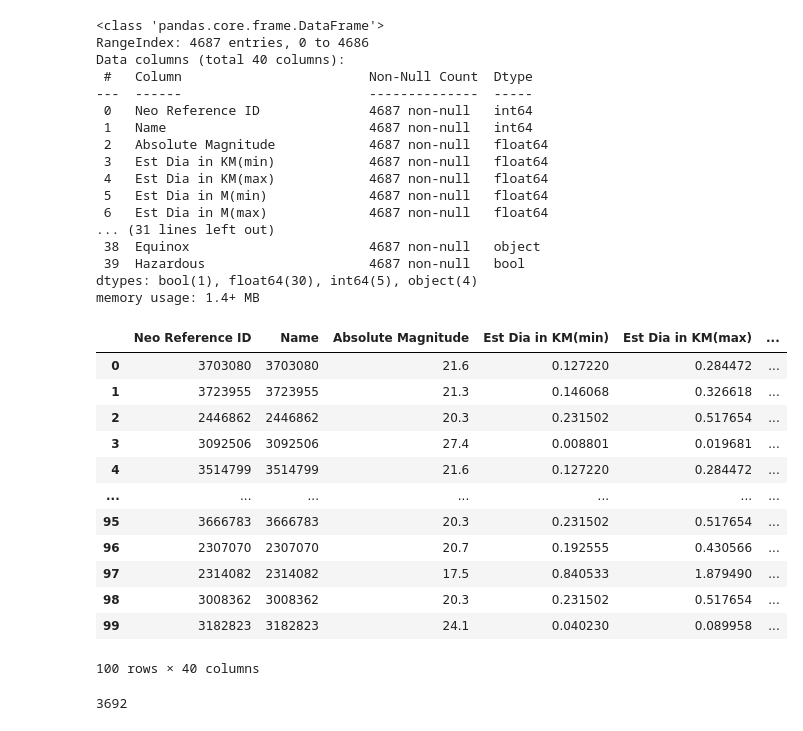
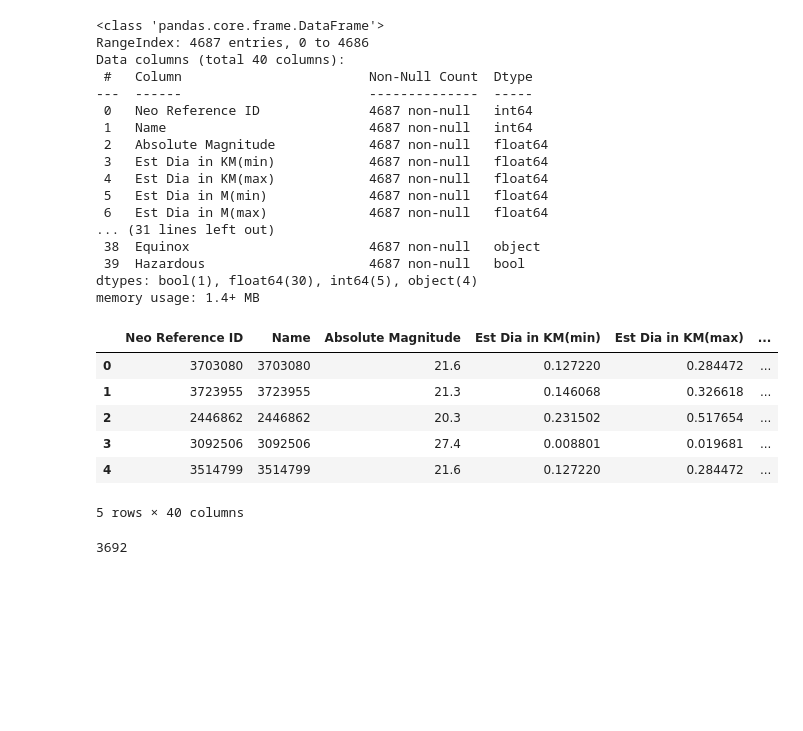
Before and after one commit to Wdong04/data_grad_proj, a Jupyter notebook: main.ipynb, the cells around one changed output. Cells and saved outputs as stored; diff of their text form; code cells hidden in the pictures; blank space fills up the shorter version.

```diff
--- a/main.ipynb
+++ b/main.ipynb
@@ -4,44 +4,37 @@ import pandas as pd # data processing, CSV file I/O (e.g. pd.read_csv)
 import matplotlib.pyplot as plt
 import seaborn as sns
 
-nasa_neows_file = "./nasa_neows.csv"
-
+nasa_neows_file = "./data/nasa_neows.csv"
 #load data
 asteroids_data = pd.read_csv(nasa_neows_file)
 # %%
 asteroids_data.info()
-asteroids_data.head(100)
+asteroids_data.head()
 # %% [output]
 <class 'pandas.core.frame.DataFrame'>
 RangeIndex: 4687 entries, 0 to 4686
 Data columns (total 40 columns):
  #   Column                        Non-Null Count  Dtype
 ---  ------                        --------------  -----
  0   Neo Reference ID              4687 non-null   int64
  1   Name                          4687 non-null   int64
  2   Absolute Magnitude            4687 non-null   float64
  3   Est Dia in KM(min)            4687 non-null   float64
  4   Est Dia in KM(max)            4687 non-null   float64
  5   Est Dia in M(min)             4687 non-null   float64
  6   Est Dia in M(max)             4687 non-null   float64
 ... (31 lines left out)
  38  Equinox                       4687 non-null   object
  39  Hazardous                     4687 non-null   bool
 dtypes: bool(1), float64(30), int64(5), object(4)
 memory usage: 1.4+ MB
 |  | Neo Reference ID | Name | Absolute Magnitude | Est Dia in KM(min) | Est Dia in KM(max) | ... |
 | 0 | 3703080 | 3703080 | 21.6 | 0.127220 | 0.284472 | ... |
 | 1 | 3723955 | 3723955 | 21.3 | 0.146068 | 0.326618 | ... |
 | 2 | 2446862 | 2446862 | 20.3 | 0.231502 | 0.517654 | ... |
 | 3 | 3092506 | 3092506 | 27.4 | 0.008801 | 0.019681 | ... |
 | 4 | 3514799 | 3514799 | 21.6 | 0.127220 | 0.284472 | ... |
-| ... | ... | ... | ... | ... | ... | ... |
-| 95 | 3666783 | 3666783 | 20.3 | 0.231502 | 0.517654 | ... |
-| 96 | 2307070 | 2307070 | 20.7 | 0.192555 | 0.430566 | ... |
-| 97 | 2314082 | 2314082 | 17.5 | 0.840533 | 1.879490 | ... |
-| 98 | 3008362 | 3008362 | 20.3 | 0.231502 | 0.517654 | ... |
-| 99 | 3182823 | 3182823 | 24.1 | 0.040230 | 0.089958 | ... |
-100 rows × 40 columns
+5 rows × 40 columns
 # %%
 asteroids_data['Neo Reference ID'].nunique()
 # %% [output]
```
Also changed, not shown: parts of 7 cells of this notebook, 4 other files.
